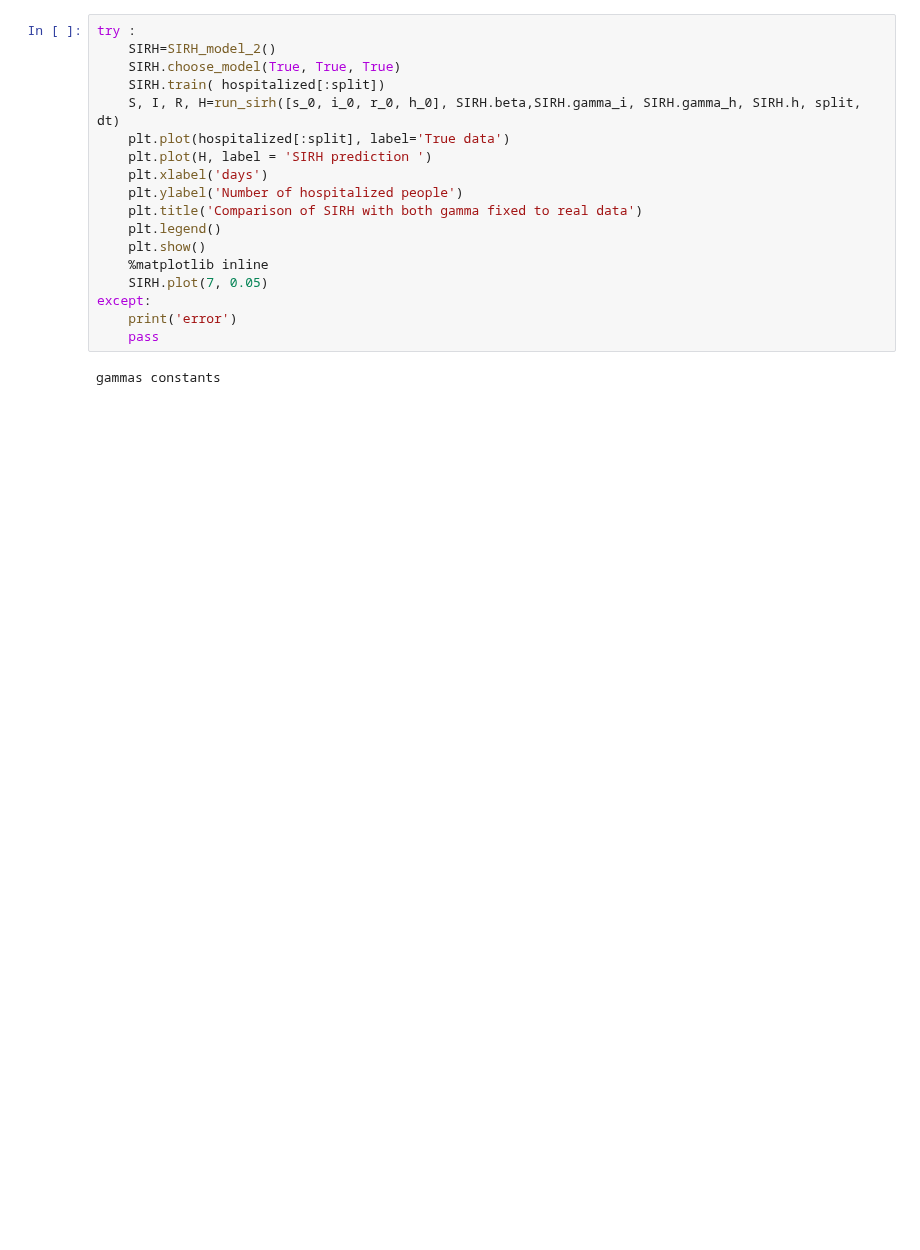
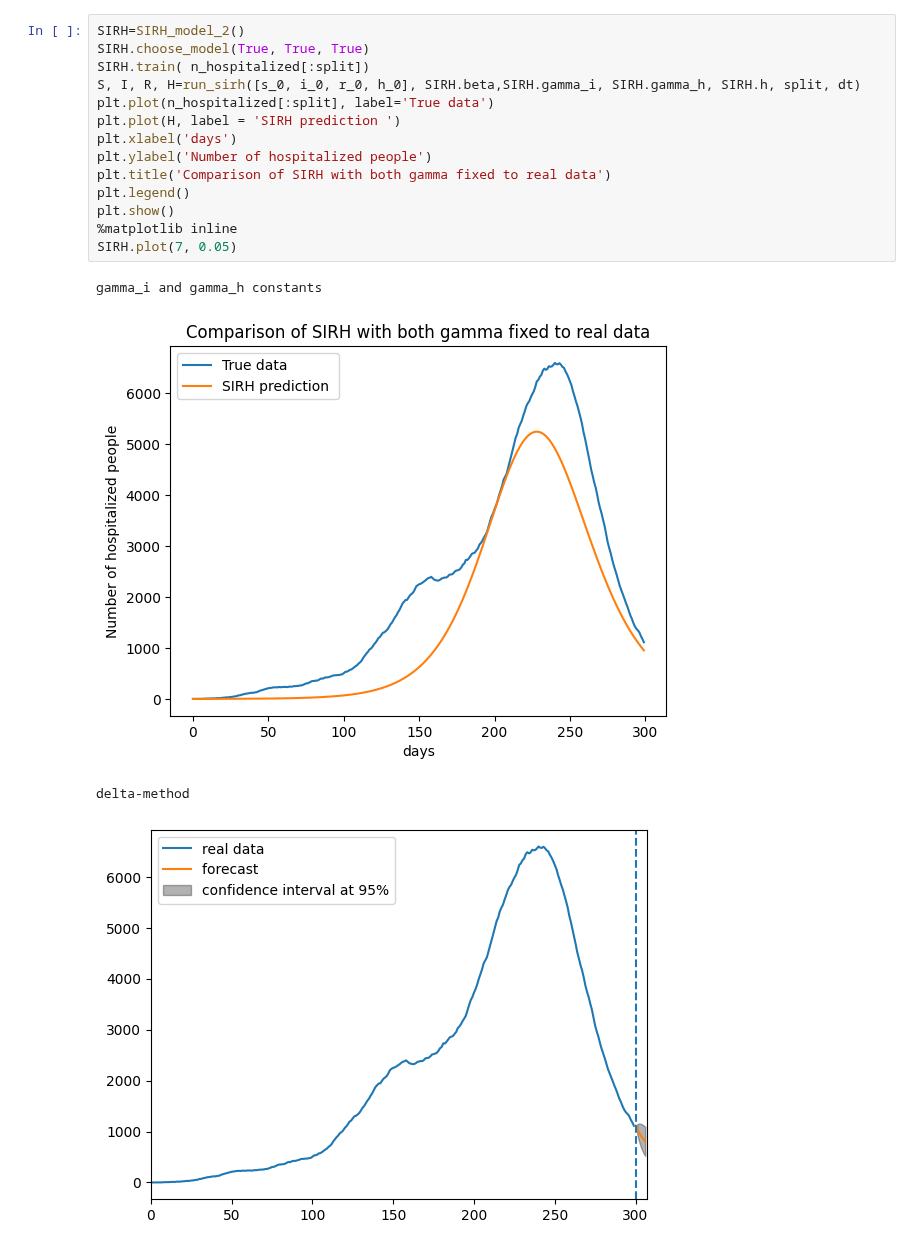
Before and after one commit to gregoirebechade/covid_internship, a Jupyter notebook: 09_SIRH.ipynb, the cells around one changed output. Drawn from its saved outputs; the diff is of its cells as text; blank space fills up the shorter version.

```diff
--- a/09_SIRH.ipynb
+++ b/09_SIRH.ipynb
@@ -20,21 +80,20 @@ split=t-1
 # %%
-try :
-    SIRH=SIRH_model_2()
-    SIRH.choose_model(True, True, True)
-    SIRH.train( hospitalized[:split])
-    S, I, R, H=run_sirh([s_0, i_0, r_0, h_0], SIRH.beta,SIRH.gamma_i, SIRH.gamma_h, SIRH.h, split, dt)
-    plt.plot(hospitalized[:split], label='True data')
-    plt.plot(H, label = 'SIRH prediction ')
-    plt.xlabel('days')
-    plt.ylabel('Number of hospitalized people')
-    plt.title('Comparison of SIRH with both gamma fixed to real data')
-    plt.legend()
-    plt.show()
-    %matplotlib inline
-    SIRH.plot(7, 0.05)
-except:
-    print('error')
-    pass
+SIRH=SIRH_model_2()
+SIRH.choose_model(True, True, True)
+SIRH.train( n_hospitalized[:split])
+S, I, R, H=run_sirh([s_0, i_0, r_0, h_0], SIRH.beta,SIRH.gamma_i, SIRH.gamma_h, SIRH.h, split, dt)
+plt.plot(n_hospitalized[:split], label='True data')
+plt.plot(H, label = 'SIRH prediction ')
+plt.xlabel('days')
+plt.ylabel('Number of hospitalized people')
+plt.title('Comparison of SIRH with both gamma fixed to real data')
+plt.legend()
+plt.show()
+%matplotlib inline
+SIRH.plot(7, 0.05)
 # %% [output]
-gammas constants
+gamma_i and gamma_h constants
+[figure, added]
+delta-method
+[figure, added]
 # %%
```
Also changed, not shown: parts of 14 cells of this notebook, 6 other files.
